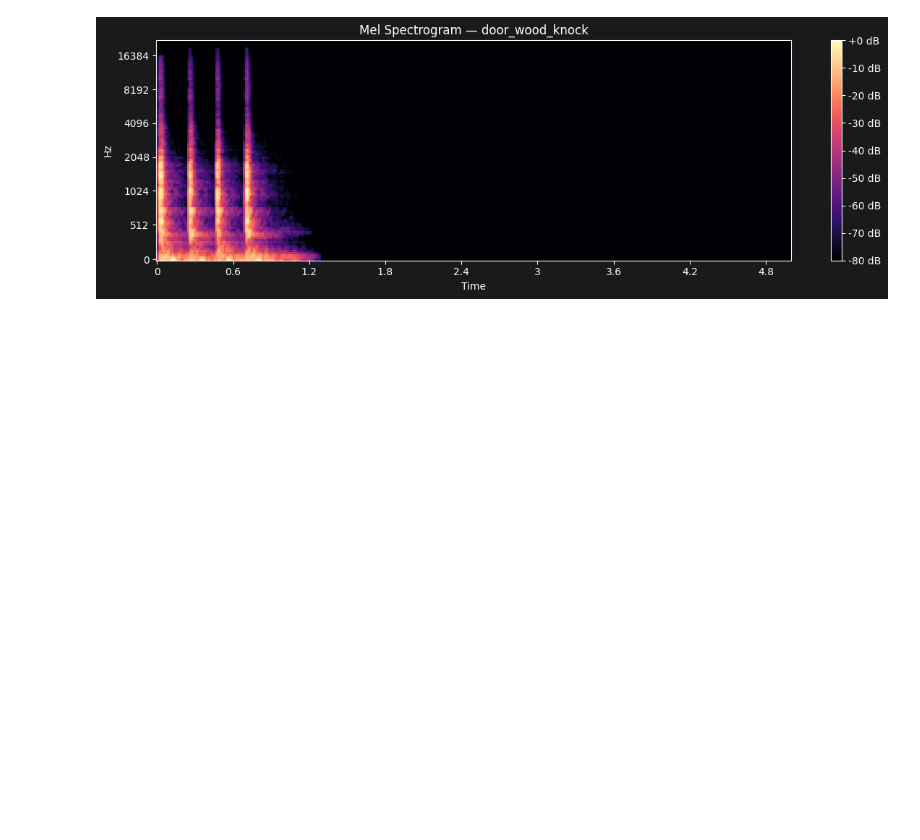
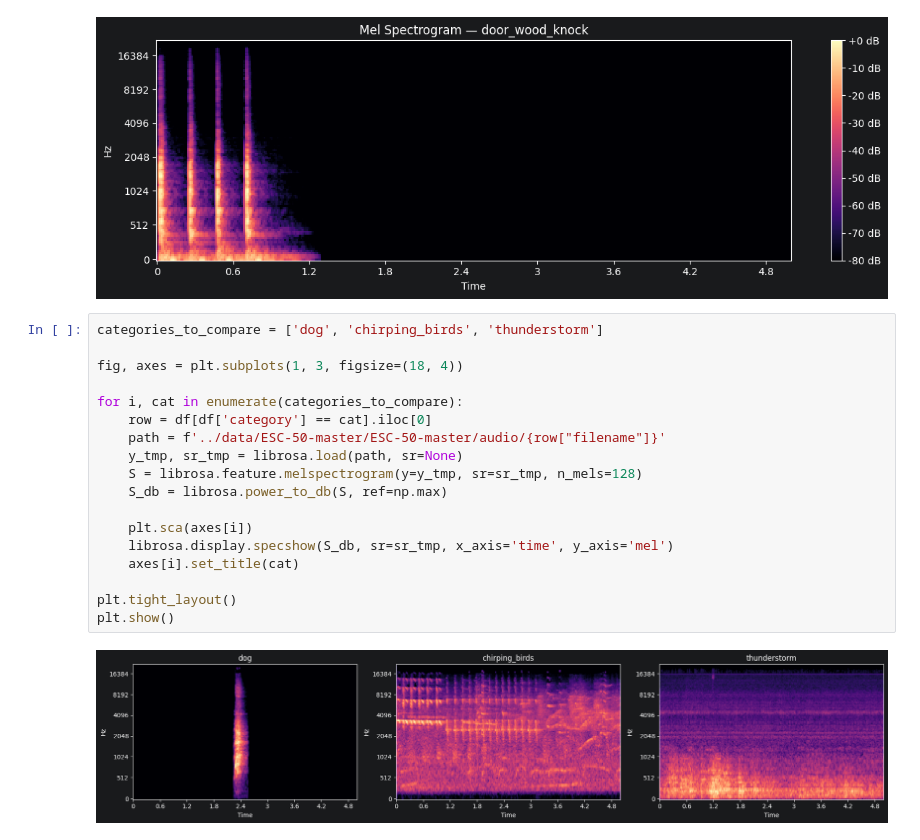
Before and after one commit to aviksarkar0204-stack/EchoNet-, a Jupyter notebook: Notebooks/01_exploration.ipynb, the cells around one changed output. Drawn from its saved outputs; the diff is of its cells as text; blank space fills up the shorter version.

Commit message:
Update exploration notebook to visualize mel spectrograms for selected categories

```diff
--- a/Notebooks/01_exploration.ipynb
+++ b/Notebooks/01_exploration.ipynb
@@ -143,3 +143,23 @@ plt.tight_layout()
 plt.show()
 # %% [output]
 [figure]
+# %%
+categories_to_compare = ['dog', 'chirping_birds', 'thunderstorm']
+
+fig, axes = plt.subplots(1, 3, figsize=(18, 4))
+
+for i, cat in enumerate(categories_to_compare):
+    row = df[df['category'] == cat].iloc[0]
+    path = f'../data/ESC-50-master/ESC-50-master/audio/{row["filename"]}'
+    y_tmp, sr_tmp = librosa.load(path, sr=None)
+    S = librosa.feature.melspectrogram(y=y_tmp, sr=sr_tmp, n_mels=128)
+    S_db = librosa.power_to_db(S, ref=np.max)
+
+    plt.sca(axes[i])
+    librosa.display.specshow(S_db, sr=sr_tmp, x_axis='time', y_axis='mel')
+    axes[i].set_title(cat)
+
+plt.tight_layout()
+plt.show()
+# %% [output]
+[figure, added]
```
